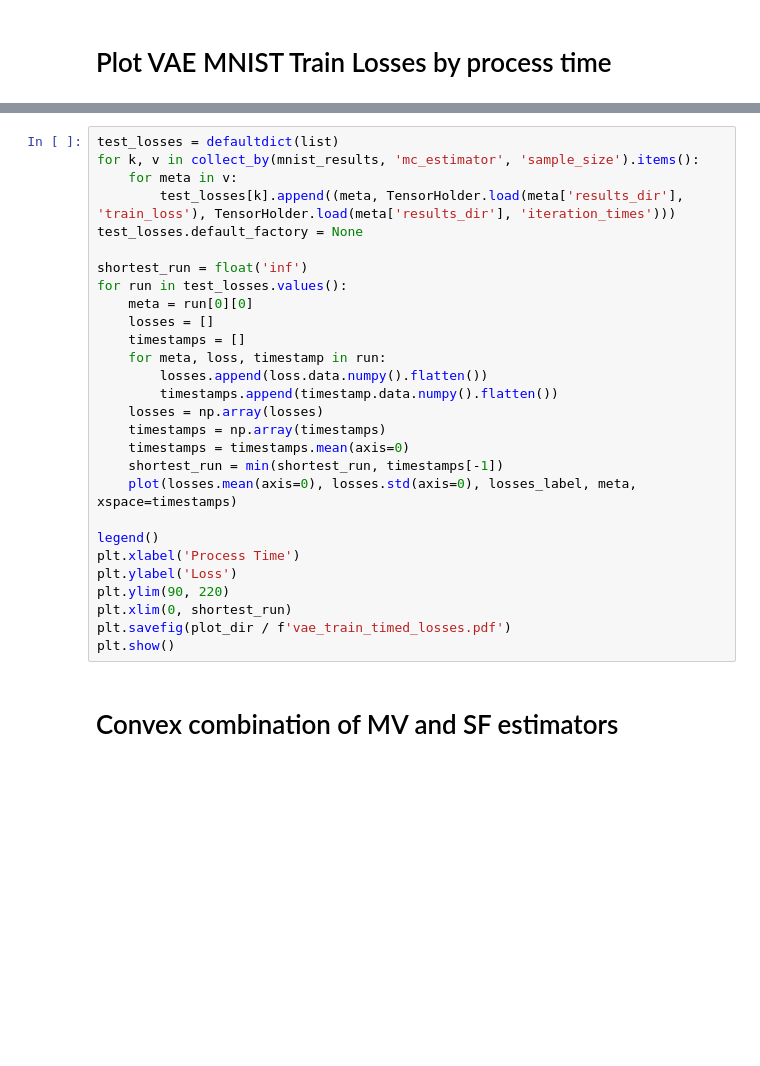
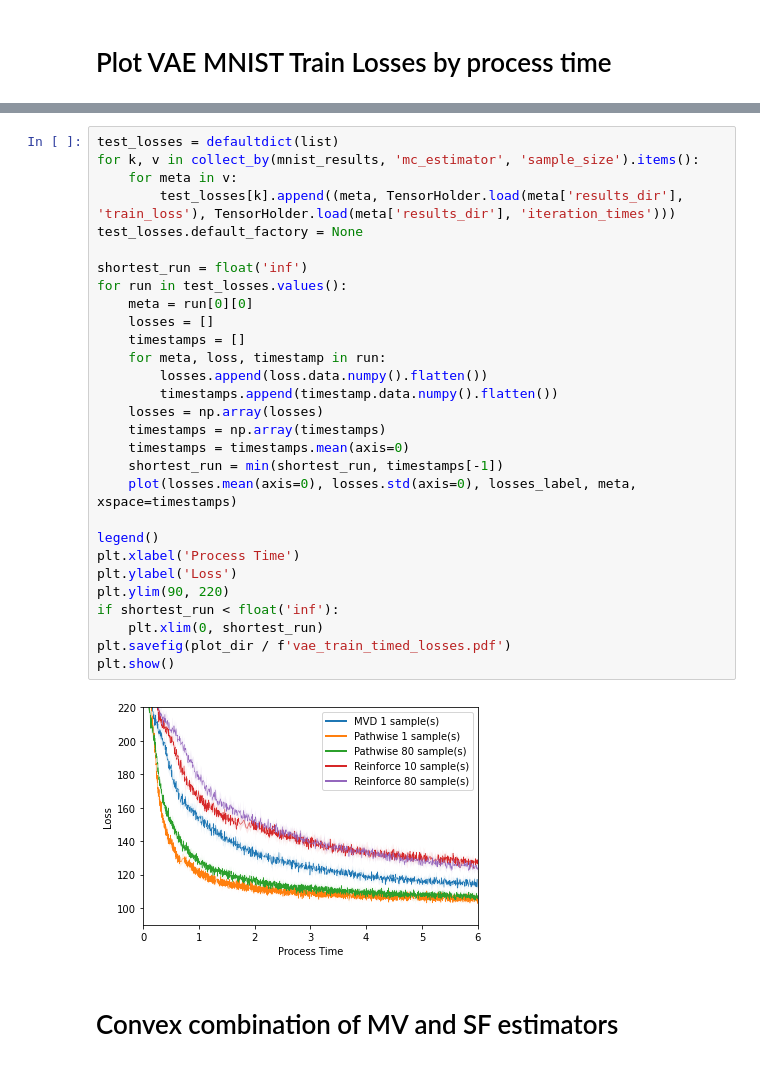
Before and after one commit to M8is/master-thesis-code, a Jupyter notebook: notebooks/plot-losses.ipynb, the cells around one changed output, grey strips where cells are left out. Saved outputs shown, nothing was run; the diff lists cells and outputs as text; blank space fills up the shorter version.

```diff
--- a/notebooks/plot-losses.ipynb
+++ b/notebooks/plot-losses.ipynb
@@ -96,31 +120,34 @@ plt.show()
 # %%
 test_losses = defaultdict(list)
 for k, v in collect_by(mnist_results, 'mc_estimator', 'sample_size').items():
     for meta in v:
         test_losses[k].append((meta, TensorHolder.load(meta['results_dir'], 'train_loss'), TensorHolder.load(meta['results_dir'], 'iteration_times')))
 test_losses.default_factory = None
 
 shortest_run = float('inf')
 for run in test_losses.values():
     meta = run[0][0]
     losses = []
     timestamps = []
     for meta, loss, timestamp in run:
         losses.append(loss.data.numpy().flatten())
         timestamps.append(timestamp.data.numpy().flatten())
     losses = np.array(losses)
     timestamps = np.array(timestamps)
     timestamps = timestamps.mean(axis=0)
     shortest_run = min(shortest_run, timestamps[-1])
     plot(losses.mean(axis=0), losses.std(axis=0), losses_label, meta, xspace=timestamps)
 
 legend()
 plt.xlabel('Process Time')
 plt.ylabel('Loss')
 plt.ylim(90, 220)
-plt.xlim(0, shortest_run)
+if shortest_run < float('inf'):
+    plt.xlim(0, shortest_run)
 plt.savefig(plot_dir / f'vae_train_timed_losses.pdf')
 plt.show()
+# %% [output]
+[figure, added]
 # %% [markdown]
 # Convex combination of MV and SF estimators
 # %%
```
Also changed, not shown: parts of 10 cells of this notebook.
